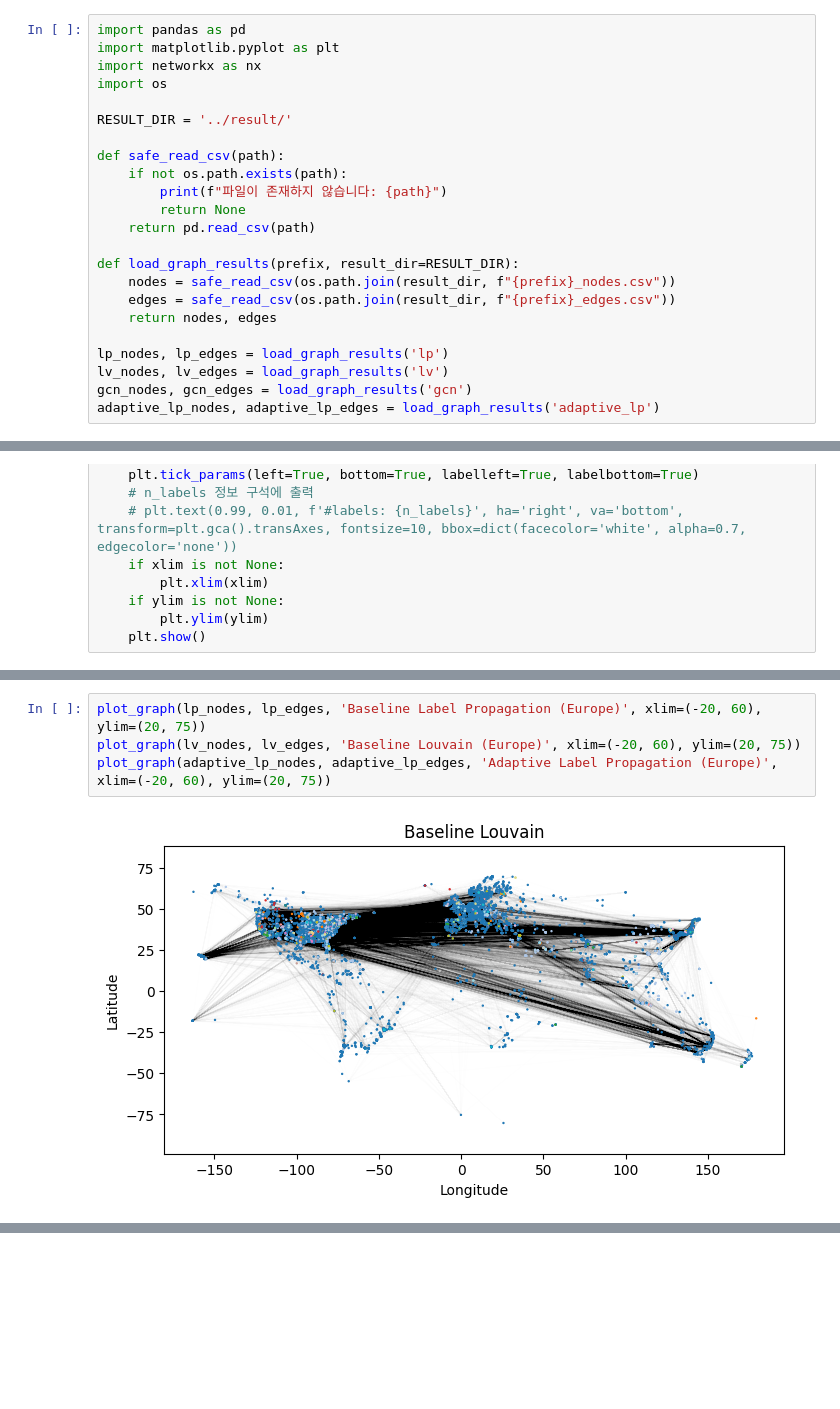
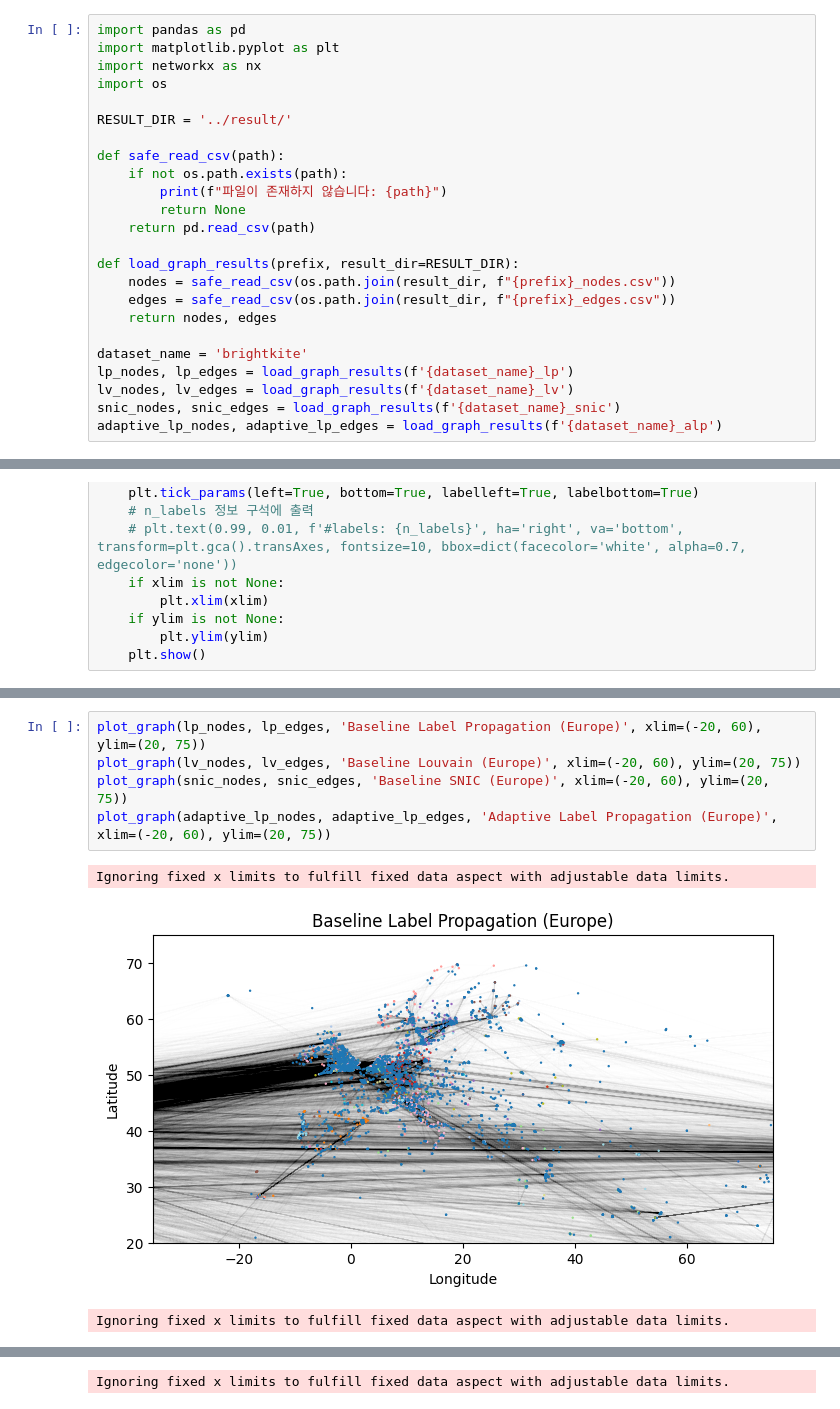
Before and after one commit to ohdoyoel/unist_cse304_term_project, a Jupyter notebook: notebook/figure.ipynb, the cells around one changed output, grey strips where cells are left out. Drawn from its saved outputs; the diff is of its cells as text; blank space fills up the shorter version.

Commit message:
Update figure.ipynb to enhance graph loading and visualization

```diff
--- a/notebook/figure.ipynb
+++ b/notebook/figure.ipynb
@@ -17,10 +17,11 @@ def load_graph_results(prefix, result_dir=RESULT_DIR):
     edges = safe_read_csv(os.path.join(result_dir, f"{prefix}_edges.csv"))
     return nodes, edges
 
-lp_nodes, lp_edges = load_graph_results('lp')
-lv_nodes, lv_edges = load_graph_results('lv')
-gcn_nodes, gcn_edges = load_graph_results('gcn')
-adaptive_lp_nodes, adaptive_lp_edges = load_graph_results('adaptive_lp')
+dataset_name = 'brightkite'
+lp_nodes, lp_edges = load_graph_results(f'{dataset_name}_lp')
+lv_nodes, lv_edges = load_graph_results(f'{dataset_name}_lv')
+snic_nodes, snic_edges = load_graph_results(f'{dataset_name}_snic')
+adaptive_lp_nodes, adaptive_lp_edges = load_graph_results(f'{dataset_name}_alp')
 # %%
 def plot_graph(nodes, edges, title, edge_alpha=0.002, node_size=0.5, xlim=None, ylim=None):
     import matplotlib.colors as mcolors
@@ -95,6 +97,9 @@ plot_graph(adaptive_lp_nodes, adaptive_lp_edges, 'Adaptive Label Propagation')
 # %%
 plot_graph(lp_nodes, lp_edges, 'Baseline Label Propagation (Europe)', xlim=(-20, 60), ylim=(20, 75))
 plot_graph(lv_nodes, lv_edges, 'Baseline Louvain (Europe)', xlim=(-20, 60), ylim=(20, 75))
+plot_graph(snic_nodes, snic_edges, 'Baseline SNIC (Europe)', xlim=(-20, 60), ylim=(20, 75))
 plot_graph(adaptive_lp_nodes, adaptive_lp_edges, 'Adaptive Label Propagation (Europe)', xlim=(-20, 60), ylim=(20, 75))
 # %% [output]
+Ignoring fixed x limits to fulfill fixed data aspect with adjustable data limits.
-[figure, old version]
+[figure, new version]
+Ignoring fixed x limits to fulfill fixed data aspect with adjustable data limits.
@@ -100,0 +107 @@ plot_graph(adaptive_lp_nodes, adaptive_lp_edges, 'Adaptive Label Propagation (Eu
+Ignoring fixed x limits to fulfill fixed data aspect with adjustable data limits.
```
Also changed, not shown: parts of 6 cells of this notebook.
